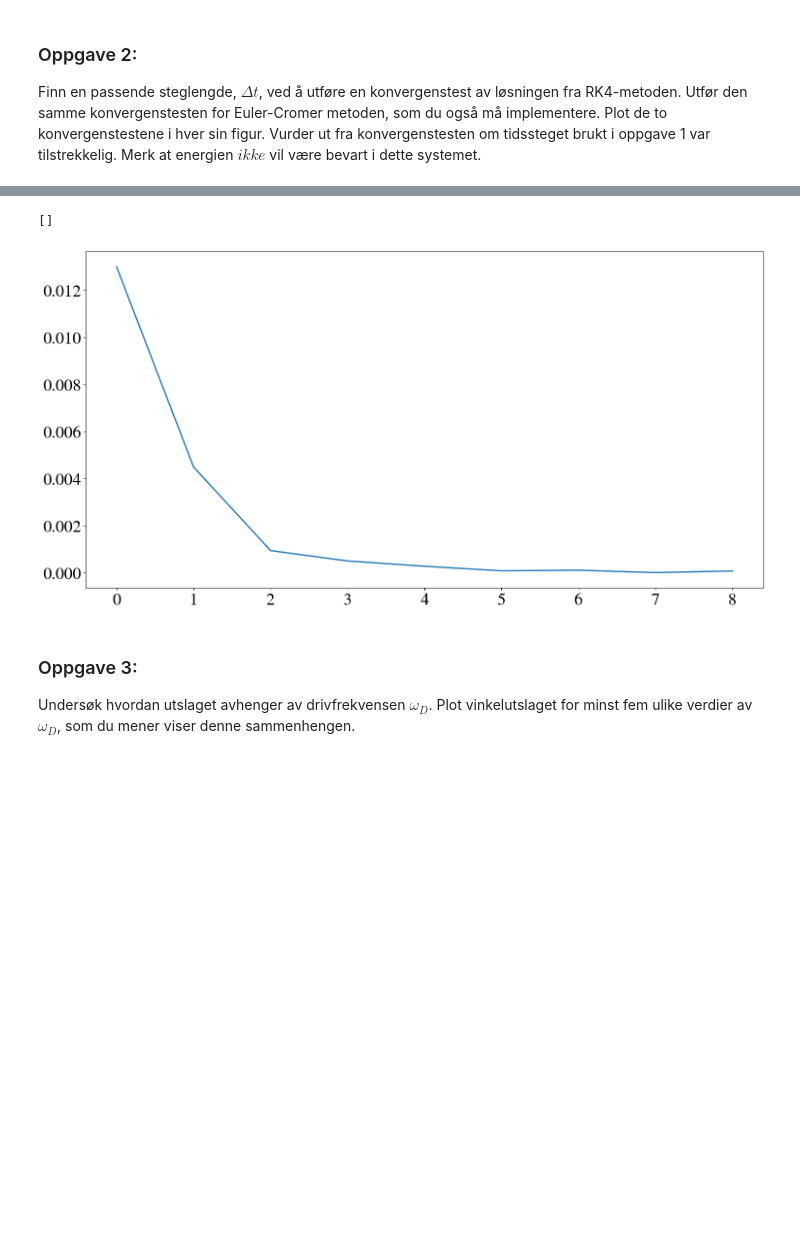
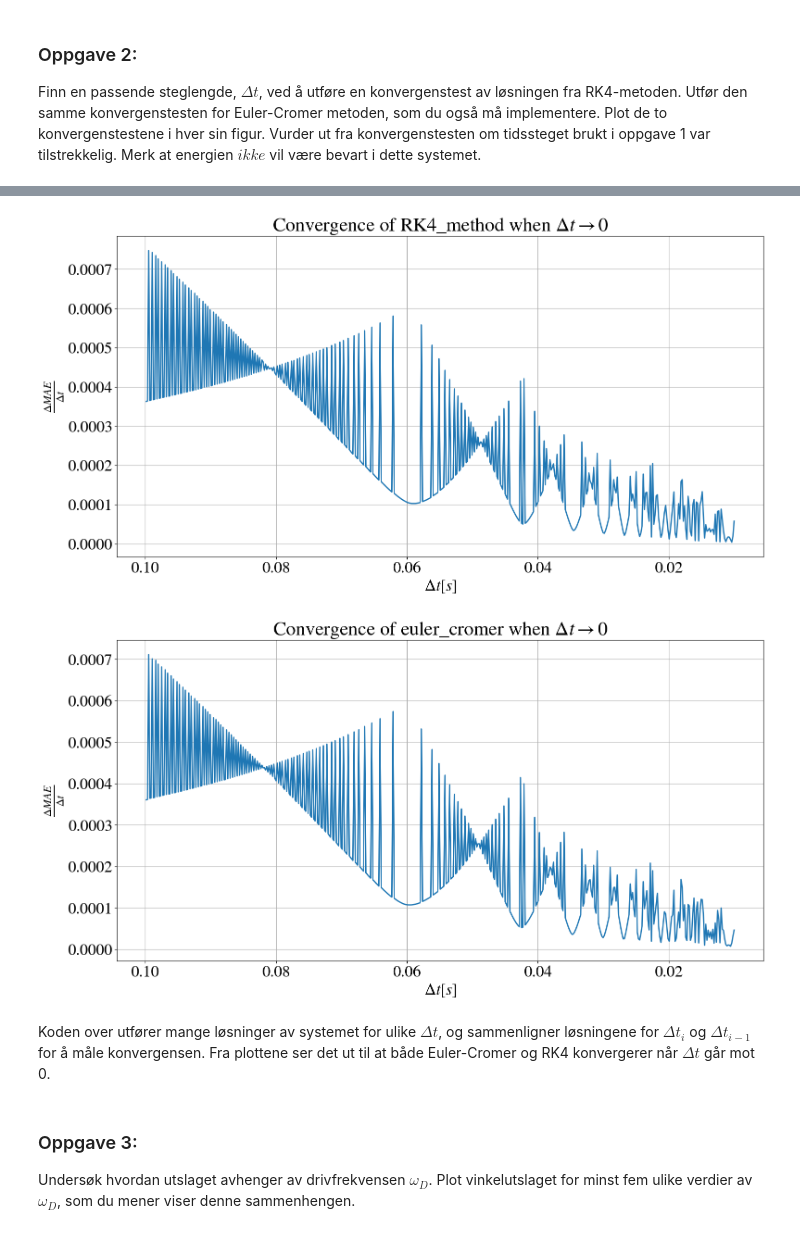
Before and after one commit to Oliver-BS/TFY4163-numerical-project, a Jupyter notebook: main.ipynb, the cells around one changed output, grey strips where cells are left out. Drawn from its saved outputs; the diff is of its cells as text; code cells hidden in the pictures; blank space fills up the shorter version.

```diff
--- a/main.ipynb
+++ b/main.ipynb
@@ -184,6 +180,7 @@ def generate_solutions(method, RHS, params, dt_max, dt_min, N):
 
     sols = []
     dts = np.logspace(np.log10(dt_max),np.log10(dt_min), N)
+    dts = np.linspace(dt_max,dt_min, N)
 
     for dt in dts:
         sols.append(method(RHS, params, dt))
@@ -233,34 +230,37 @@ def compare_solutions(sols, dts):
     for i in range(len(dts)-1):
         scores[i] = compare_thetas(sols[i],sols[i+1])
 
+    return scores
 
-    '''plt.plot(dts[1:], scores, label=r"$\Del$")
-    plt.title(f'Convergence test')
-    plt.xlabel(r't $[s]$')
-    plt.ylabel(r'MAE of sol $\Delta_{i}$ vs $\Delta_{i-1}$' )
-    plt.legend()
+
+def convergence_test(method, RHS, params, dt_max, dt_min, N):
+    sols, dts = generate_solutions(method, RHS, params, dt_max, dt_min, N)
+    scores = compare_solutions(sols, dts)
+    plt.plot(dts[1:], scores)
+    ax = plt.gca()
+    ax.set_xlim(ax.get_xlim()[::-1])
+    plt.title(f'Convergence of {method.__name__} when '+ r'$\Delta t \rightarrow 0$')
+    plt.xlabel(r'$\Delta t [s]$')
+    plt.ylabel(r'$\frac{\Delta MAE}{\Delta t}$')
     plt.grid()
-    plt.plot()'''
-
-    return scores, dts
-
-    #return scores
+    plt.show()
 # %%
 params = {
     "l": 1,  # m - Lengden av snora
     "g": 9.8,  # m/s^2 - Tyngdeakselerasjon
     "theta_0": 0.2,  # rad - Initial vinkel med hensyn til vertikalen
     "theta_dot_0": 0.0,  # rad/s - Initial vinkelhastighet
     "q": 1.0,  # Hz - Friksjonsparameter
     "omega_D": 3.13,  # rad/s - FD_mlens vinkelfrekvens
     "FD_ml": 0.2,  # s^-2 - FD_ml
     "T": 20 # s - Tidsintervall
 }
 
-dt_max = 0.5
-dt_min = 0.005
-N = 10
-
-
-RK4_sols, RK4_dts = generate_solutions(RK4_method, equation, params, dt_max, dt_min, N)
-EC_sols, EC_dts = generate_solutions(euler_cromer, equation, params, dt_max, dt_min, N)
+dt_max = 0.1
+dt_min = 0.01
+N = 500
+convergence_test(RK4_method, equation, params, dt_max, dt_min, N)
+convergence_test(euler_cromer, equation, params, dt_max, dt_min, N)
+# %% [output]
+[figure, added]
+[figure, added]
@@ -269,9 +267,5 @@ scores, dts = compare_solutions(RK4_sols, RK4_dts)
-# %%
-plt.plot([i for i in range(len(scores))], scores)
-plt.plot()
-# %% [output]
-[]
-[figure, removed]
+# %% [markdown]
+Koden over utfører mange løsninger av systemet for ulike $\Delta t$, og sammenligner løsningene for $\Delta t_{i}$ og $\Delta t_{i-1}$ for å måle konvergensen. Fra plottene ser det ut til at både Euler-Cromer og RK4 konvergerer når $\Delta t$ går mot 0.
 # %% [markdown]
 ### Oppgave 3:
 
```
Also changed, not shown: parts of 10 cells of this notebook.
